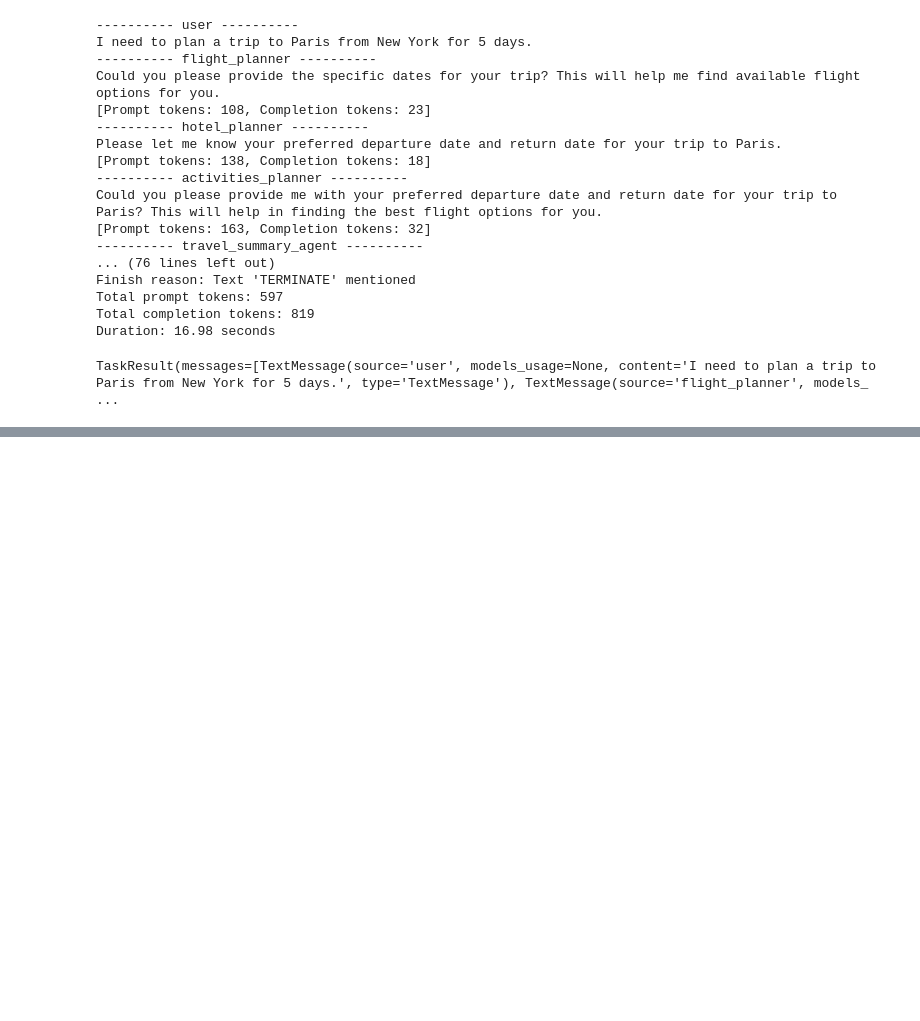
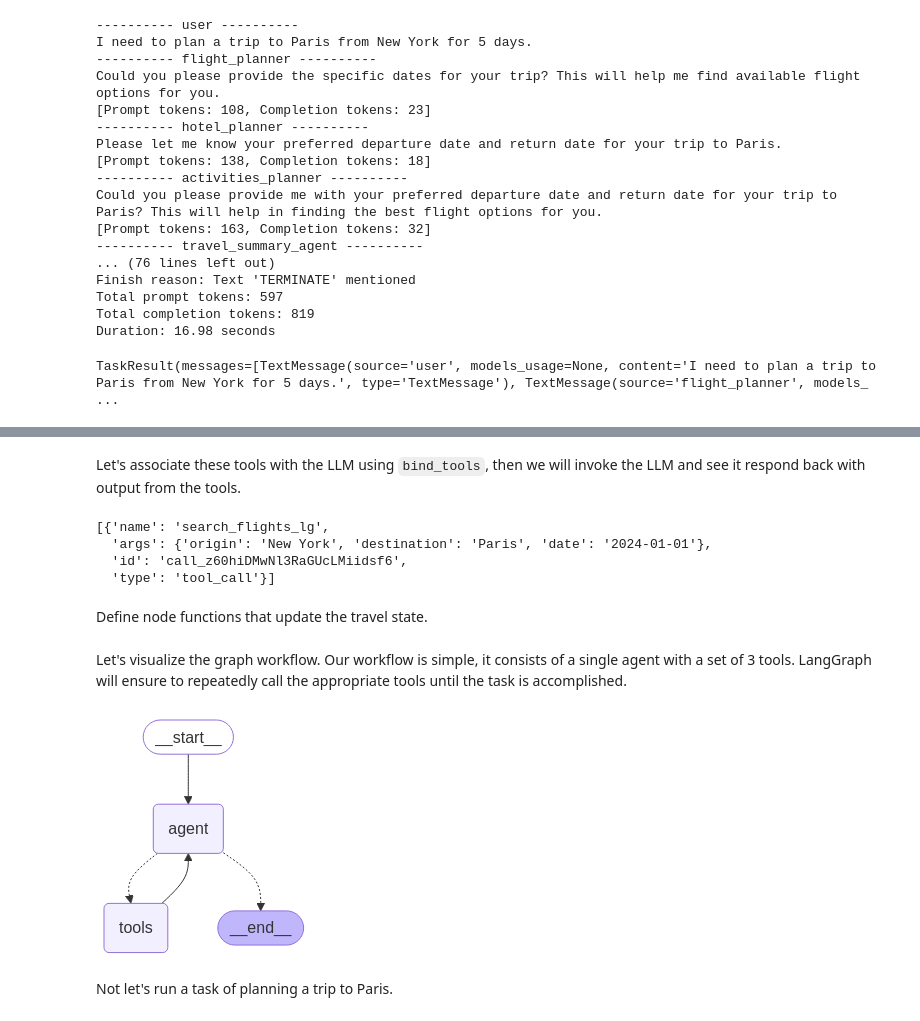
Before and after one commit to vodenica/Building-Agentic-AI-Systems, a Jupyter notebook: Chapter_05.ipynb, the cells around one changed output, grey strips where cells are left out. Saved outputs shown, nothing was run; the diff lists cells and outputs as text; code cells hidden in the pictures; blank space fills up the shorter version.

```diff
--- a/Chapter_05.ipynb
+++ b/Chapter_05.ipynb
@@ -369,0 +467,61 @@ We will use the LangChain framework to implement the same agentic system for our
+# %% [markdown]
+Let's associate these tools with the LLM using `bind_tools`, then we will invoke the LLM and see it respond back with output from the tools.
+# %%
+from langchain_openai import ChatOpenAI
+
+llm_with_tools = ChatOpenAI(model="gpt-4o-mini").bind_tools(tools)
+
+resp = llm_with_tools.invoke("Book flight to Paris from New York on any future date").tool_calls
+resp
+# %% [output]
+[{'name': 'search_flights_lg',
+  'args': {'origin': 'New York', 'destination': 'Paris', 'date': '2024-01-01'},
+  'id': 'call_z60hiDMwNl3RaGUcLMiidsf6',
+  'type': 'tool_call'}]
+# %% [markdown]
+Define node functions that update the travel state.
+# %%
+from typing import Literal
+
+from langgraph.graph import StateGraph, MessagesState, START, END
+
+
+def should_continue(state: MessagesState):
+    messages = state["messages"]
+    last_message = messages[-1]
+    if last_message.tool_calls:
+        return "tools"
+    return END
+
+
+def call_model(state: MessagesState):
+    messages = state["messages"]
+    response = llm_with_tools.invoke(messages)
+    return {"messages": [response]}
+
+
+workflow = StateGraph(MessagesState)
+
+# Define the two nodes we will cycle between
+workflow.add_node("agent", call_model)
+workflow.add_node("tools", tool_node)
+
+workflow.add_edge(START, "agent")
+workflow.add_conditional_edges("agent", should_continue, ["tools", END])
+workflow.add_edge("tools", "agent")
+
+app = workflow.compile()
+# %% [markdown]
+Let's visualize the graph workflow. Our workflow is simple, it consists of a single agent with a set of 3 tools. LangGraph will ensure to repeatedly call the appropriate tools until the task is accomplished.
+# %%
+from IPython.display import Image, display
+
+try:
+    display(Image(app.get_graph().draw_mermaid_png()))
+except Exception:
+    # This requires some extra dependencies and is optional
+    pass
+# %% [output]
+[figure, added]
+# %% [markdown]
+Not let's run a task of planning a trip to Paris.
```
Also changed, not shown: parts of 12 cells of this notebook.
